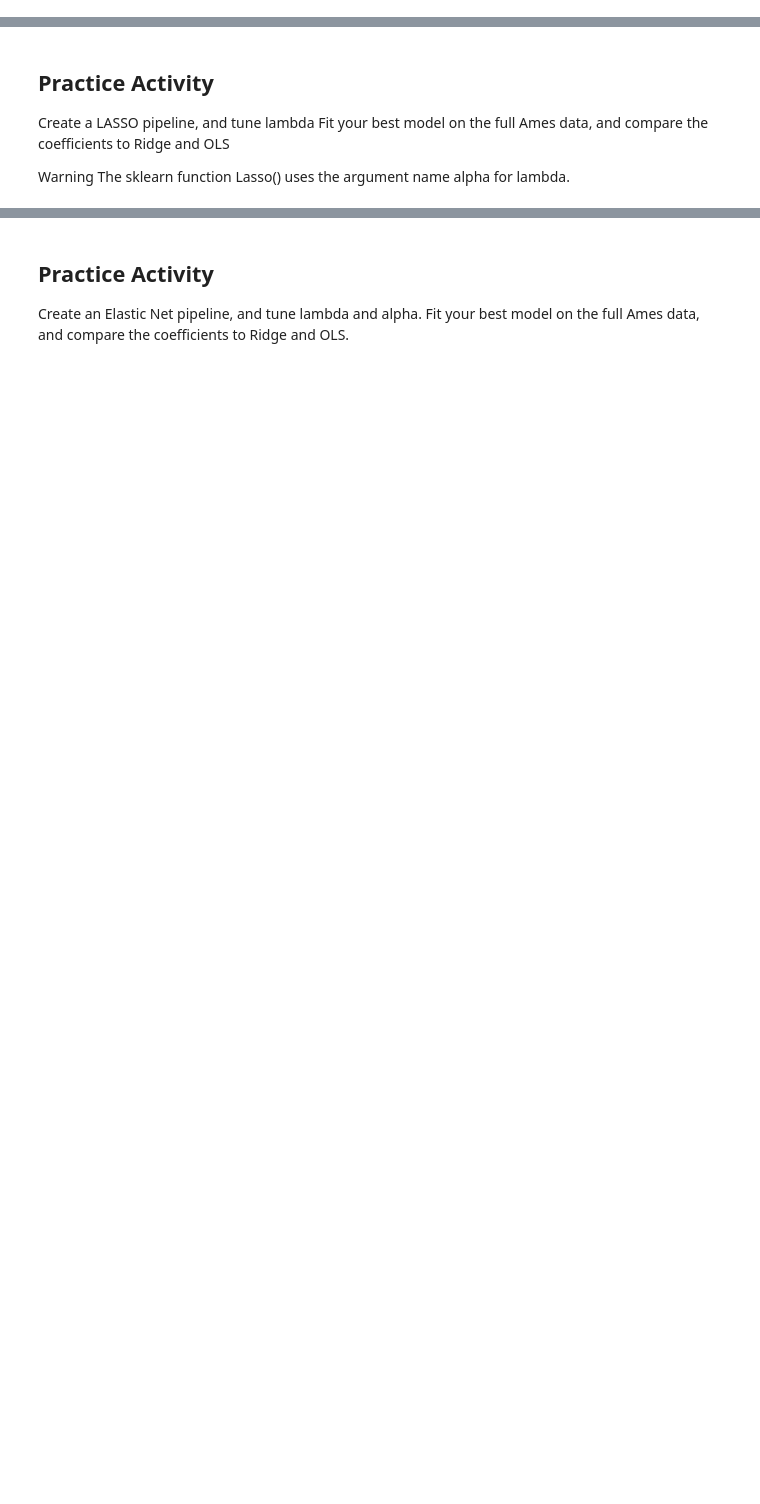
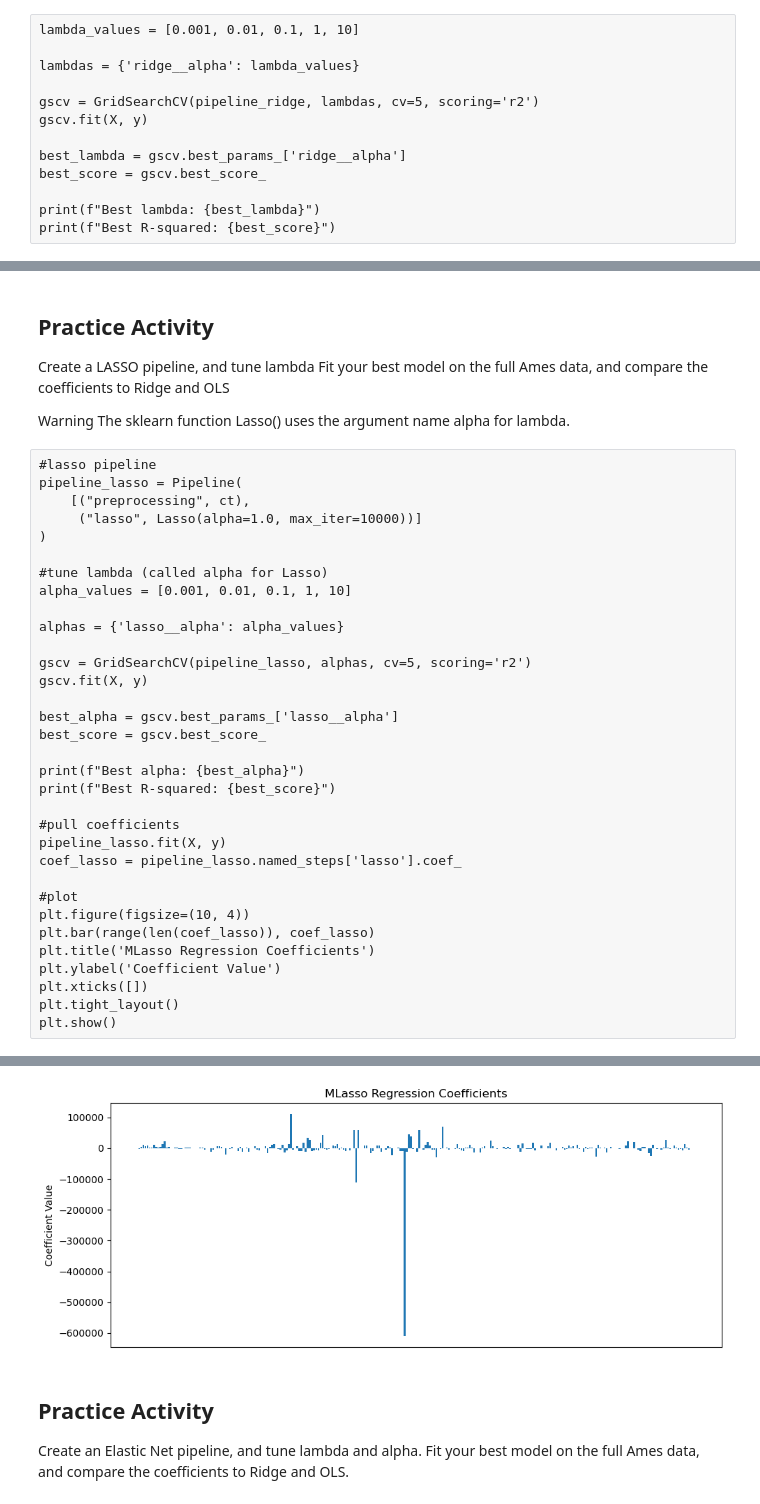
Before and after one commit to stolieerickson/GSB544-Computing, a Jupyter notebook: InClass/Wk7/PA7_2.ipynb, the cells around one changed output, grey strips where cells are left out. Cells and saved outputs as stored; diff of their text form; blank space fills up the shorter version.

```diff
--- a/InClass/Wk7/PA7_2.ipynb
+++ b/InClass/Wk7/PA7_2.ipynb
@@ -97,3 +114,16 @@ plot = (
 Using the same pipeline as previously, perform tuning on lambda
 
 You should always try lambda values on a log scale; that is, don’t use [1,2,3,4]; instead use something like [0.001, 0.01, 0.1, 1, 10]
+# %%
+lambda_values = [0.001, 0.01, 0.1, 1, 10]
+
+lambdas = {'ridge__alpha': lambda_values}
+
+gscv = GridSearchCV(pipeline_ridge, lambdas, cv=5, scoring='r2')
+gscv.fit(X, y)
+
+best_lambda = gscv.best_params_['ridge__alpha']
+best_score = gscv.best_score_
+
+print(f"Best lambda: {best_lambda}")
+print(f"Best R-squared: {best_score}")
@@ -105,3 +140,37 @@ Fit your best model on the full Ames data, and compare the coefficients to Ridge
 
 Warning
 The sklearn function Lasso() uses the argument name alpha for lambda.
+# %%
+#lasso pipeline
+pipeline_lasso = Pipeline(
+    [("preprocessing", ct),
+     ("lasso", Lasso(alpha=1.0, max_iter=10000))]
+)
+
+#tune lambda (called alpha for Lasso)
+alpha_values = [0.001, 0.01, 0.1, 1, 10]
+
+alphas = {'lasso__alpha': alpha_values}
+
+gscv = GridSearchCV(pipeline_lasso, alphas, cv=5, scoring='r2')
+gscv.fit(X, y)
+
+best_alpha = gscv.best_params_['lasso__alpha']
+best_score = gscv.best_score_
+
+print(f"Best alpha: {best_alpha}")
+print(f"Best R-squared: {best_score}")
+
+#pull coefficients
+pipeline_lasso.fit(X, y)
+coef_lasso = pipeline_lasso.named_steps['lasso'].coef_
+
+#plot
+plt.figure(figsize=(10, 4))
+plt.bar(range(len(coef_lasso)), coef_lasso)
+plt.title('MLasso Regression Coefficients')
+plt.ylabel('Coefficient Value')
+plt.xticks([])
+plt.tight_layout()
+plt.show()
+# %% [output]
@@ -108,3 +181,4 @@ The sklearn function Lasso() uses the argument name alpha for lambda.
+[figure, added]
 # %% [markdown]
 ## Practice Activity
 
```
Also changed, not shown: parts of 6 cells of this notebook, 1 other file.
